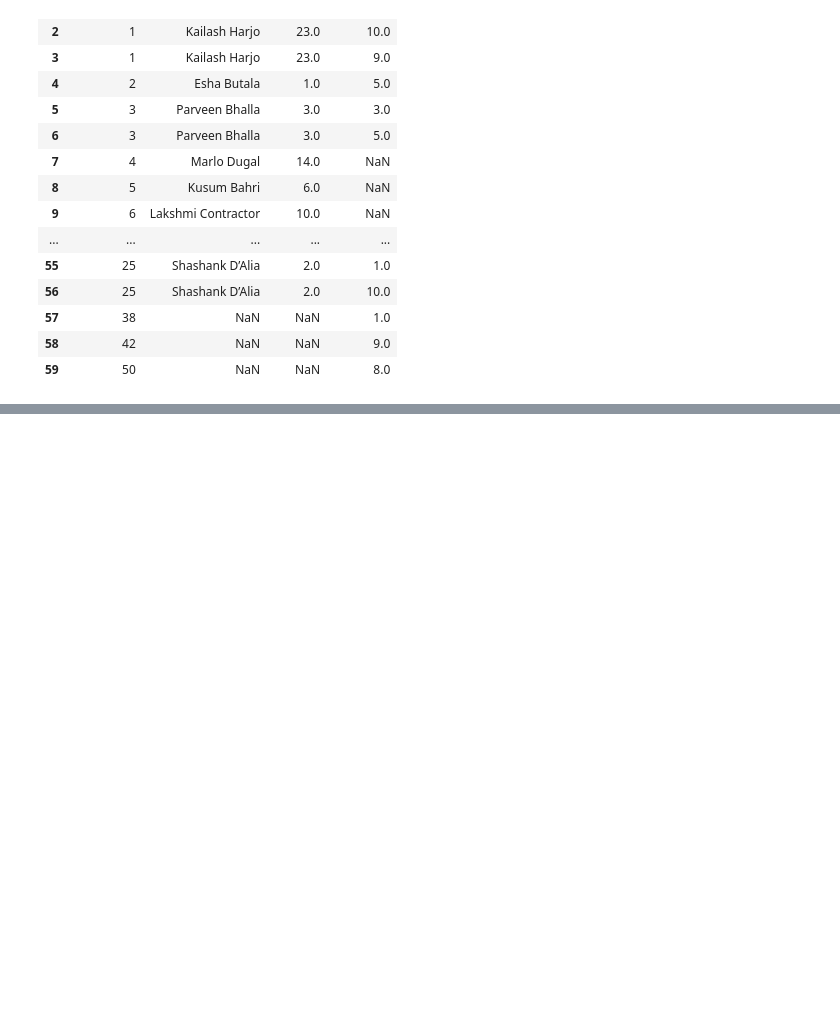
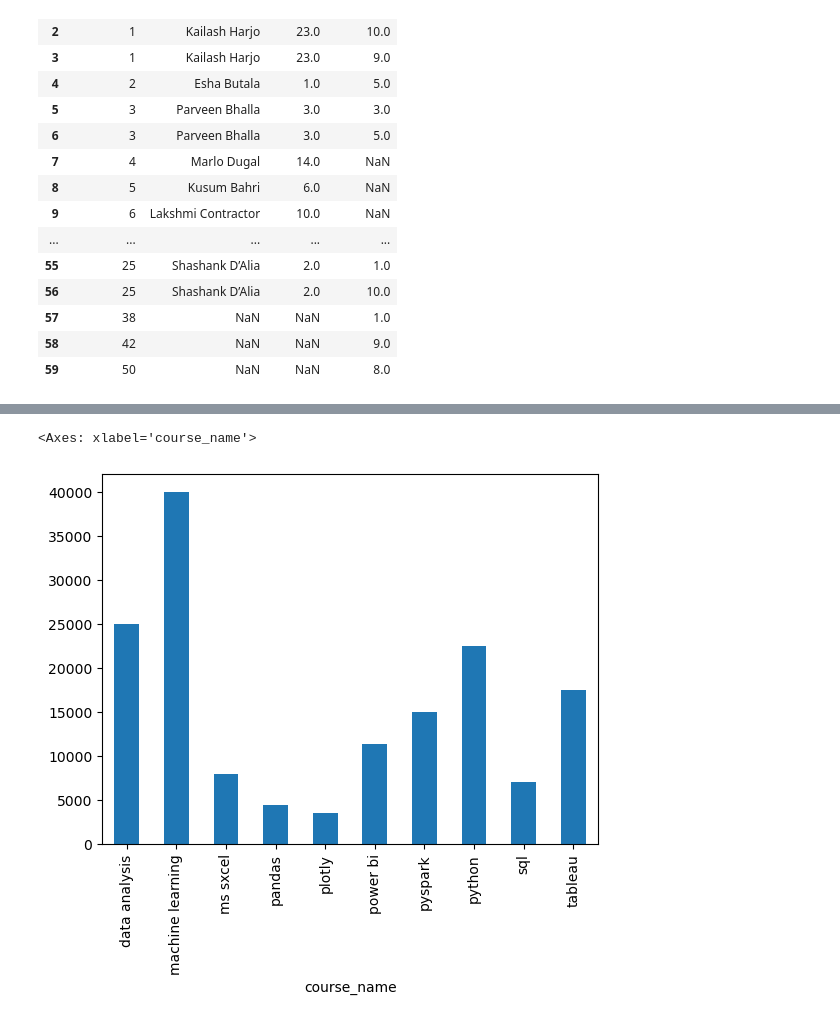
Before and after one commit to krushna98p/Pandas, a Jupyter notebook: joining,merge.ipynb, the cells around one changed output, grey strips where cells are left out. Saved outputs shown, nothing was run; the diff lists cells and outputs as text; code cells hidden in the pictures; blank space fills up the shorter version.

```diff
--- a/joining,merge.ipynb
+++ b/joining,merge.ipynb
@@ -164,0 +199,6 @@ students.merge(regs,how='outer',on='student_id')
+# %%
+# 4. prlot bar chart for revenue/coursee
+regs.merge(cource,on='course_id').groupby('course_name')['price'].sum().plot(kind='bar')
+# %% [output]
+<Axes: xlabel='course_name'>
+[figure, added]
```
Also changed, not shown: parts of 19 cells of this notebook.
